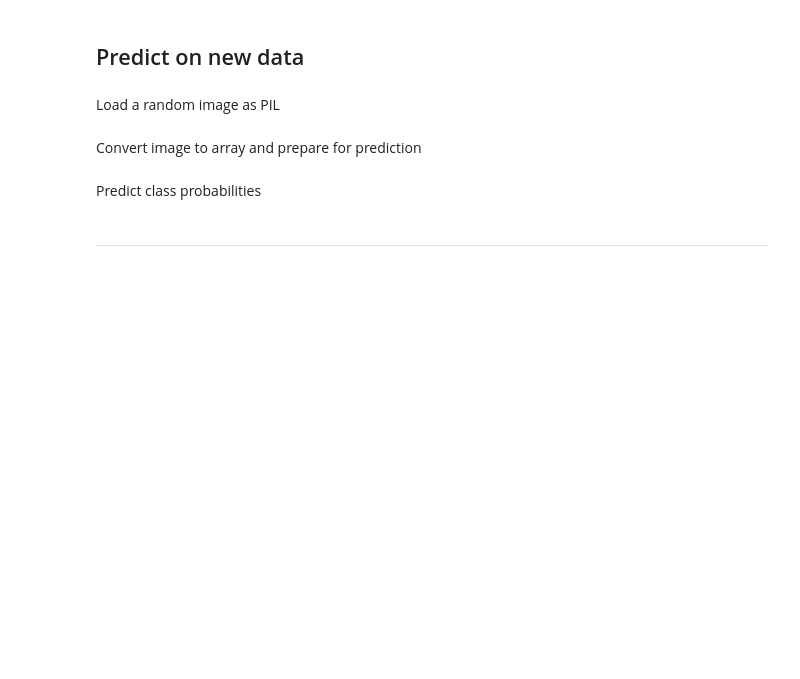
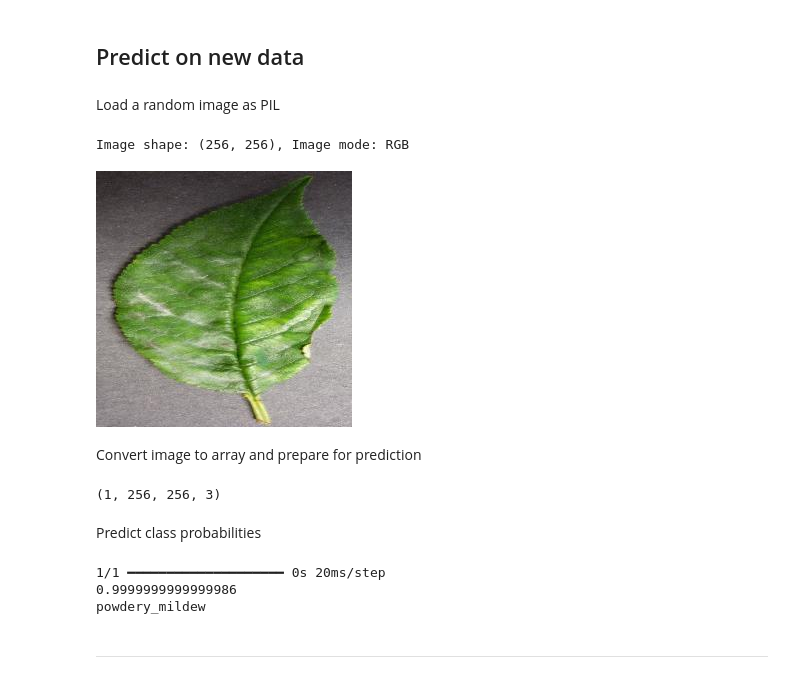
Before and after one commit to nianswe/powdery_mildew_detector, a Jupyter notebook: jupyter_notebooks/03 - Modelling and Evaluating.ipynb, the cells around one changed output. Drawn from its saved outputs; the diff is of its cells as text; code cells hidden in the pictures; blank space fills up the shorter version.

```diff
--- a/jupyter_notebooks/03 - Modelling and Evaluating.ipynb
+++ b/jupyter_notebooks/03 - Modelling and Evaluating.ipynb
@@ -373,19 +526,24 @@ Load a random image as PIL
 # %%
 from tensorflow.keras.preprocessing import image
 
 pointer = 99
-label = labels[0]  # select healthy (0) or powdery mildew (1)
+label = labels[1]  # select healthy (0) or powdery mildew (1)
 
 pil_image = image.load_img(test_path + '/' + label + '/' + os.listdir(test_path+'/' + label)[pointer],
                            target_size=image_shape, color_mode='rgb')
 print(f'Image shape: {pil_image.size}, Image mode: {pil_image.mode}')
 pil_image
+# %% [output]
+Image shape: (256, 256), Image mode: RGB
+[figure, added]
 # %% [markdown]
 Convert image to array and prepare for prediction
 # %%
 my_image = image.img_to_array(pil_image)
 my_image = np.expand_dims(my_image, axis=0)/255
 print(my_image.shape)
+# %% [output]
+(1, 256, 256, 3)
 # %% [markdown]
 Predict class probabilities
 # %%
@@ -399,6 +557,10 @@ if pred_class == target_map[1]:
 
 print(pred_proba)
 print(pred_class)
+# %% [output]
+1/1 ━━━━━━━━━━━━━━━━━━━━ 0s 20ms/step
+0.9999999999999986
+powdery_mildew
 # %% [markdown]
 ---
 # %% [markdown]
```
Also changed, not shown: parts of 29 cells of this notebook.
